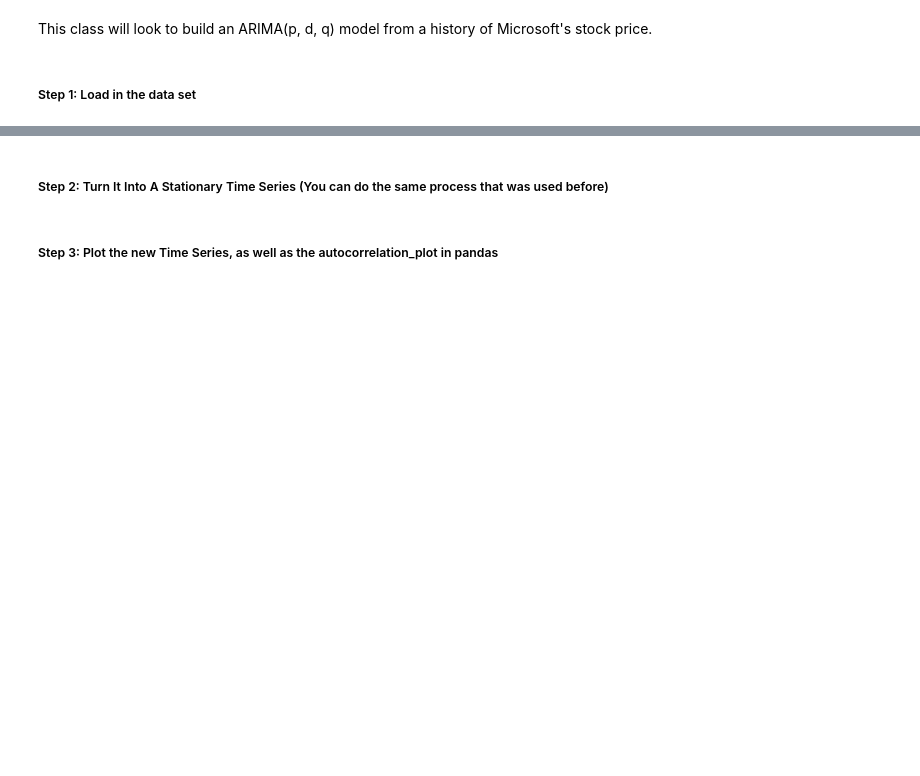
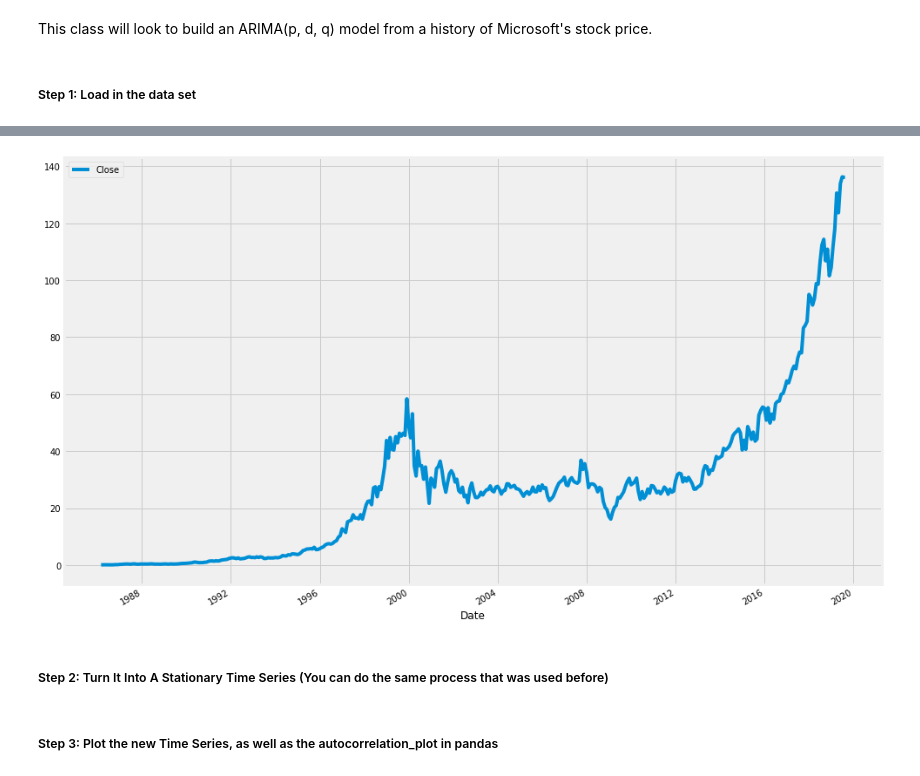
Before and after one commit to timsturges/GA_DS, a Jupyter notebook: classwork/Unit4/class18/labs/Predicting Microsoft Stock Price.ipynb, the cells around one changed output, grey strips where cells are left out. Cells and saved outputs as stored; diff of their text form; code cells hidden in the pictures; blank space fills up the shorter version.

```diff
--- a/classwork/Unit4/class18/labs/Predicting Microsoft Stock Price.ipynb
+++ b/classwork/Unit4/class18/labs/Predicting Microsoft Stock Price.ipynb
@@ -4,3 +4,19 @@
 This class will look to build an ARIMA(p, d, q) model from a history of Microsoft's stock price.
 # %% [markdown]
 ##### Step 1:  Load in the data set
+# %%
+import matplotlib.pyplot as plt
+import numpy as np
+import pandas as pd
+from pandas.plotting import autocorrelation_plot
+from statsmodels.tsa.stattools import acf, acovf
+from statsmodels.graphics.tsaplots import plot_acf, plot_pacf
+from statsmodels.tsa.arima_model import ARIMA
+
+import warnings
+warnings.simplefilter('ignore')
+
+plt.style.use('fivethirtyeight')
+%matplotlib inline
+
+df = pd.read_csv('../data/msft.csv', index_col = 'Date', parse_dates = True)
@@ -7,2 +43,6 @@ This class will look to build an ARIMA(p, d, q) model from a history of Microsof
+# %%
+df.plot(figsize = (15,10));
+# %% [output]
+[figure, added]
 # %% [markdown]
 ##### Step 2:  Turn It Into A Stationary Time Series (You can do the same process that was used before)
```
Also changed, not shown: parts of 12 cells of this notebook, 10 other files.
